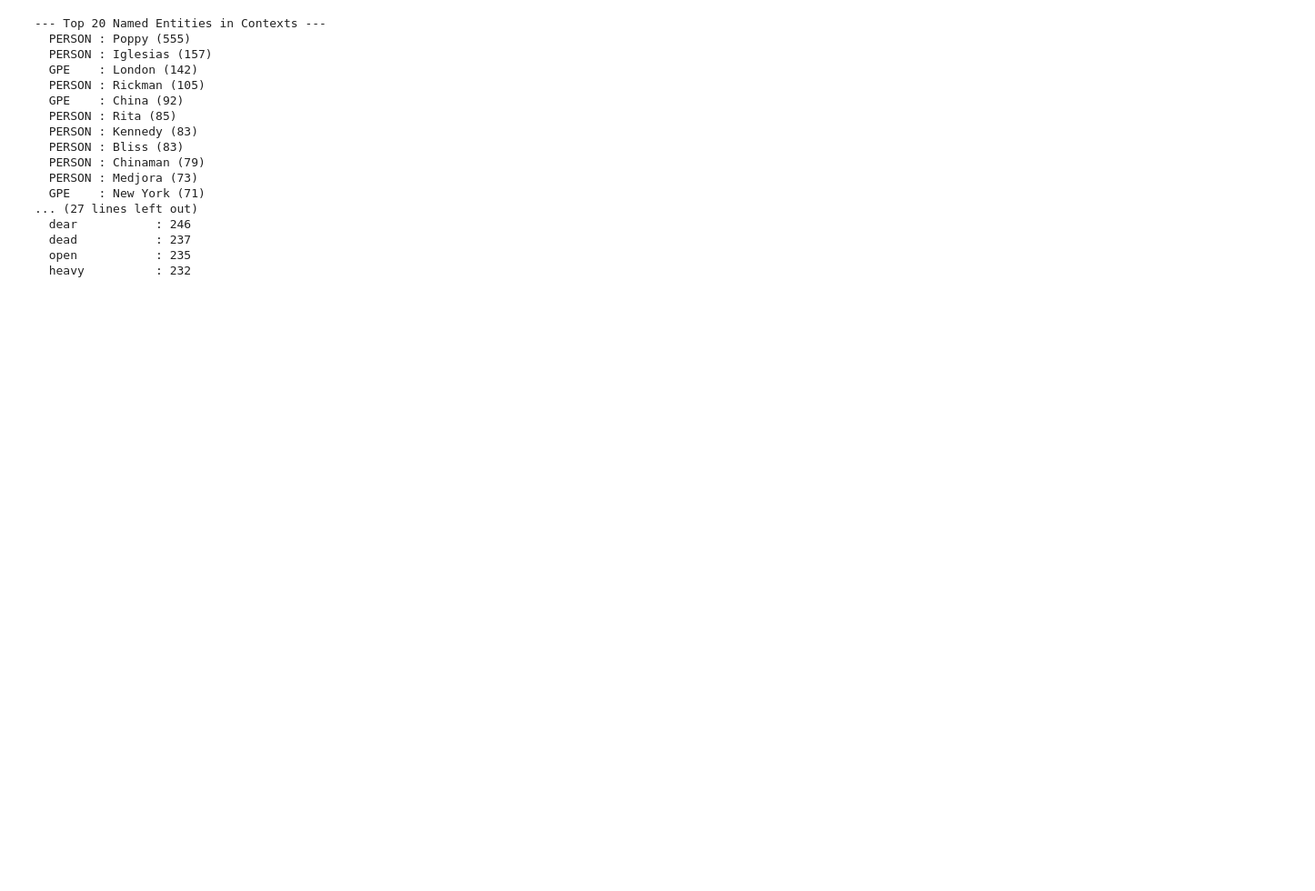
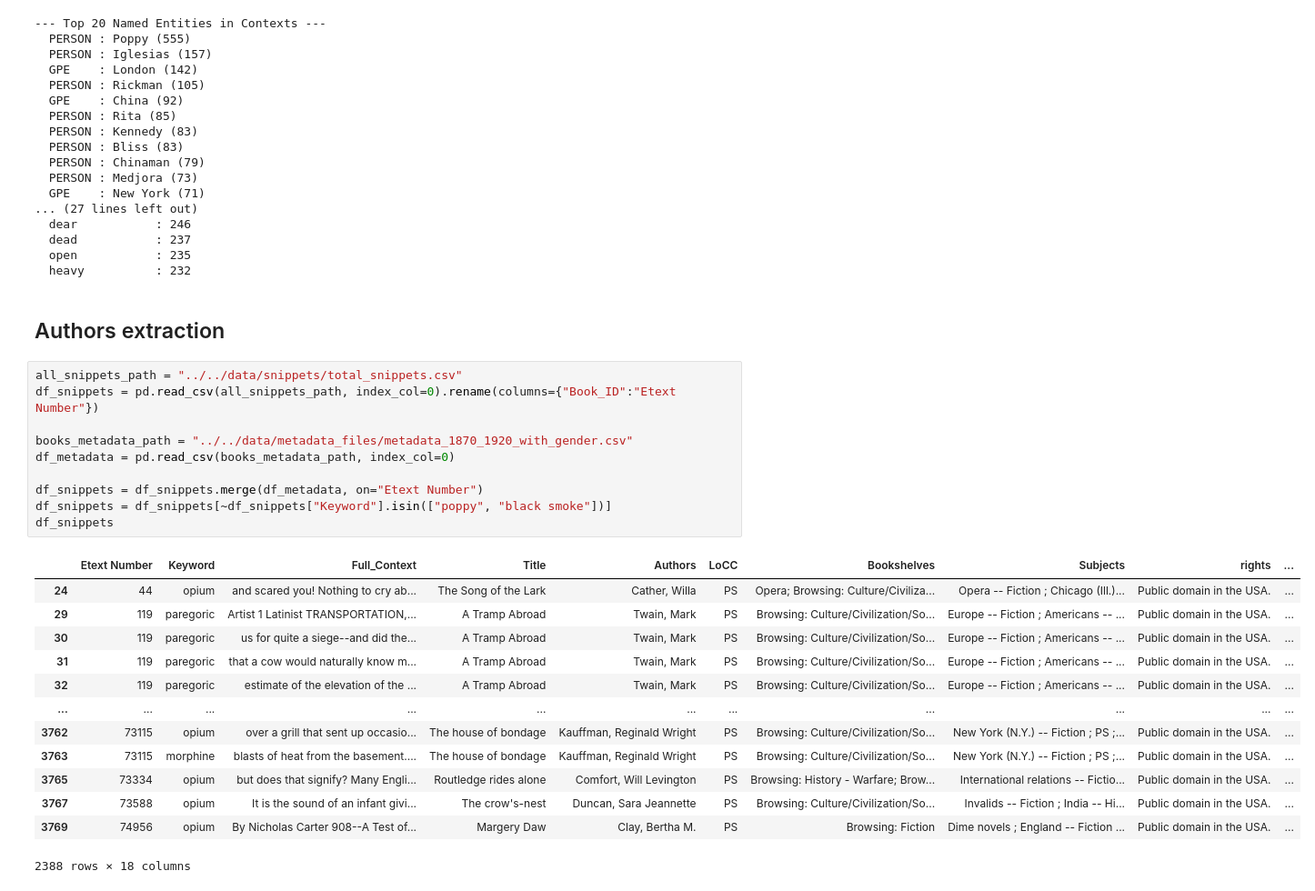
Before and after one commit to eglantine-vialaneix/opium-gutenberg, a Jupyter notebook: code/2_exploration/total_snippets_extraction.ipynb, the cells around one changed output. Shown at 91% size. Cells and saved outputs as stored; diff of their text form; blank space fills up the shorter version.

```diff
--- a/code/2_exploration/total_snippets_extraction.ipynb
+++ b/code/2_exploration/total_snippets_extraction.ipynb
@@ -167,3 +167,29 @@ for a, c in adj_counts:
   dead           : 237
   open           : 235
   heavy          : 232
+# %% [markdown]
+## Authors extraction
+# %%
+all_snippets_path = "../../data/snippets/total_snippets.csv"
+df_snippets = pd.read_csv(all_snippets_path, index_col=0).rename(columns={"Book_ID":"Etext Number"})
+
+books_metadata_path = "../../data/metadata_files/metadata_1870_1920_with_gender.csv"
+df_metadata = pd.read_csv(books_metadata_path, index_col=0)
+
+df_snippets = df_snippets.merge(df_metadata, on="Etext Number")
+df_snippets = df_snippets[~df_snippets["Keyword"].isin(["poppy", "black smoke"])]
+df_snippets
+# %% [output]
+|  | Etext Number | Keyword | Full_Context | Title | Authors | LoCC | Bookshelves | Subjects | rights | ... |
+| 24 | 44 | opium | and scared you! Nothing to cry ab... | The Song of the Lark | Cather, Willa | PS | Opera; Browsing: Culture/Civiliza... | Opera -- Fiction ; Chicago (Ill.)... | Public domain in the USA. | ... |
+| 29 | 119 | paregoric | Artist 1 Latinist TRANSPORTATION,... | A Tramp Abroad | Twain, Mark | PS | Browsing: Culture/Civilization/So... | Europe -- Fiction ; Americans -- ... | Public domain in the USA. | ... |
+| 30 | 119 | paregoric | us for quite a siege--and did the... | A Tramp Abroad | Twain, Mark | PS | Browsing: Culture/Civilization/So... | Europe -- Fiction ; Americans -- ... | Public domain in the USA. | ... |
+| 31 | 119 | paregoric | that a cow would naturally know m... | A Tramp Abroad | Twain, Mark | PS | Browsing: Culture/Civilization/So... | Europe -- Fiction ; Americans -- ... | Public domain in the USA. | ... |
+| 32 | 119 | paregoric | estimate of the elevation of the ... | A Tramp Abroad | Twain, Mark | PS | Browsing: Culture/Civilization/So... | Europe -- Fiction ; Americans -- ... | Public domain in the USA. | ... |
+| ... | ... | ... | ... | ... | ... | ... | ... | ... | ... | ... |
+| 3762 | 73115 | opium | over a grill that sent up occasio... | The house of bondage | Kauffman, Reginald Wright | PS | Browsing: Culture/Civilization/So... | New York (N.Y.) -- Fiction ; PS ;... | Public domain in the USA. | ... |
+| 3763 | 73115 | morphine | blasts of heat from the basement.... | The house of bondage | Kauffman, Reginald Wright | PS | Browsing: Culture/Civilization/So... | New York (N.Y.) -- Fiction ; PS ;... | Public domain in the USA. | ... |
+| 3765 | 73334 | opium | but does that signify? Many Engli... | Routledge rides alone | Comfort, Will Levington | PS | Browsing: History - Warfare; Brow... | International relations -- Fictio... | Public domain in the USA. | ... |
+| 3767 | 73588 | opium | It is the sound of an infant givi... | The crow's-nest | Duncan, Sara Jeannette | PS | Browsing: Culture/Civilization/So... | Invalids -- Fiction ; India -- Hi... | Public domain in the USA. | ... |
+| 3769 | 74956 | opium | By Nicholas Carter 908--A Test of... | Margery Daw | Clay, Bertha M. | PS | Browsing: Fiction | Dime novels ; England -- Fiction ... | Public domain in the USA. | ... |
+2388 rows × 18 columns
```
Also changed, not shown: parts of 4 cells of this notebook, 1 other file.
